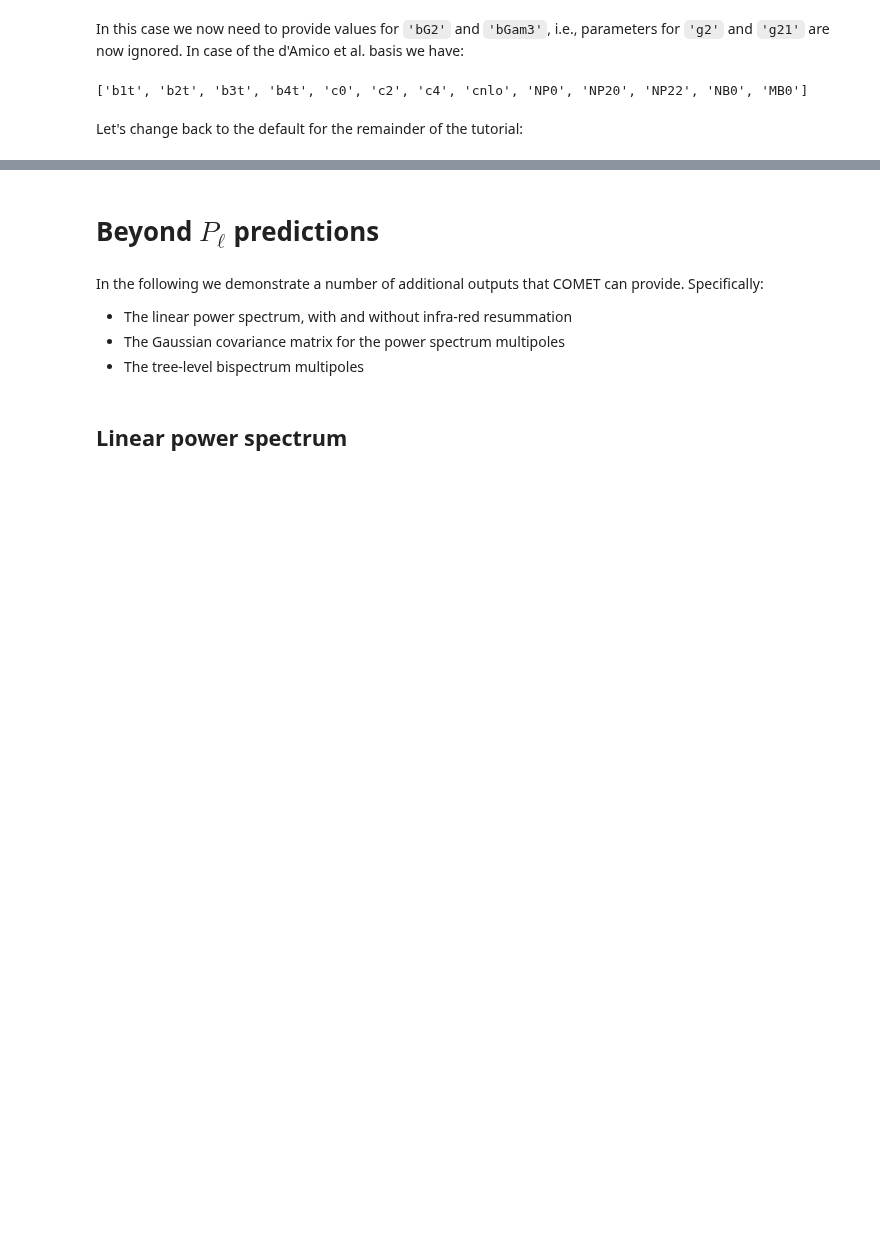
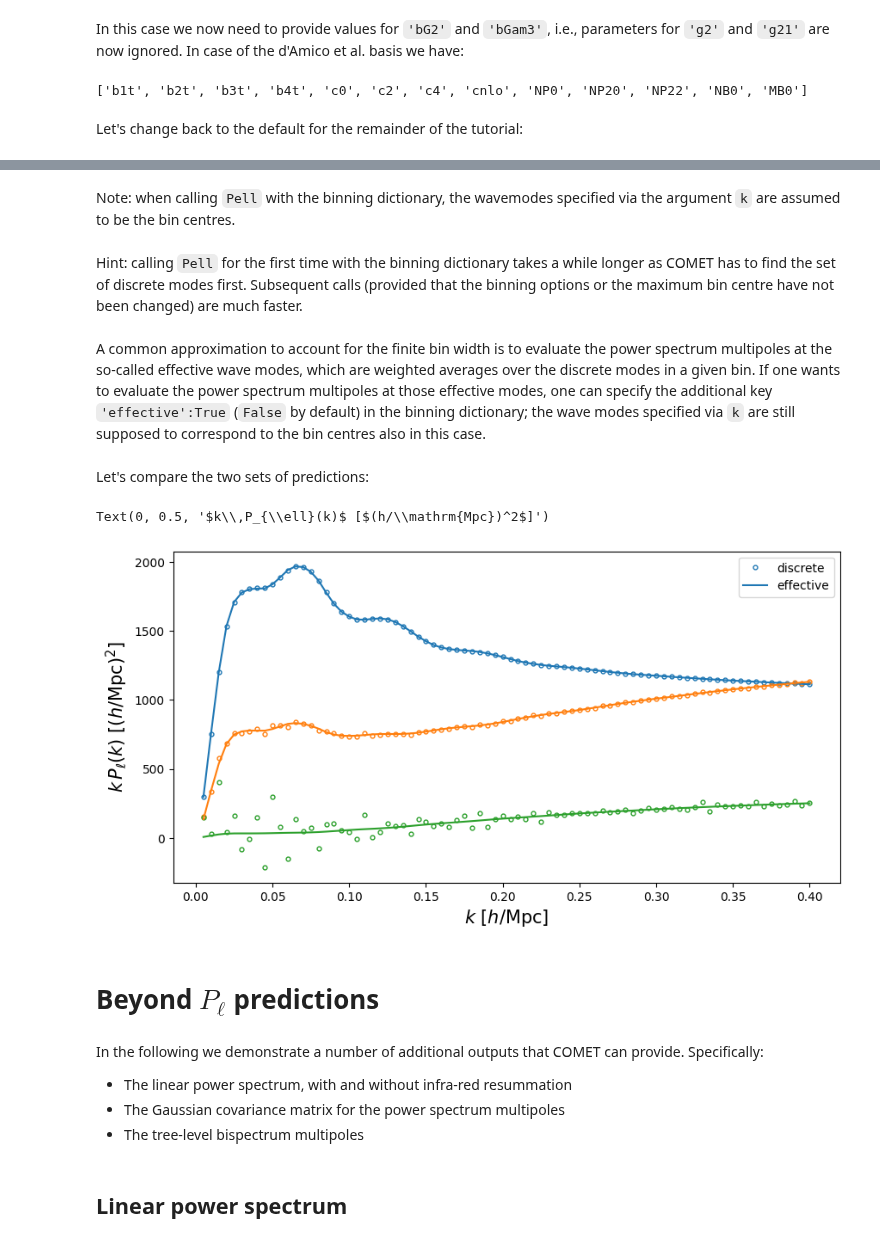
Before and after one commit to adematti/comet-emu, a Jupyter notebook: notebooks/Tutorial.ipynb, the cells around one changed output, grey strips where cells are left out. Cells and saved outputs as stored; diff of their text form; code cells hidden in the pictures; blank space fills up the shorter version.

Commit message:
Little bug fix in bispectrum + updates of tutorial to describe binning effects.

```diff
--- a/notebooks/Tutorial.ipynb
+++ b/notebooks/Tutorial.ipynb
@@ -272,3 +278,37 @@ EFT.change_bias_basis("EggScoSmi")
+# %%
+binning = {'kfun':0.005, 'dk':0.005}
+
+k = 0.005 + np.arange(80)*0.005
+Pell_discrete = EFT.Pell(k, params, [0,2,4], 'lambda', binning=binning)
+# %% [markdown]
+Note: when calling `Pell` with the binning dictionary, the wavemodes specified via the argument `k` are assumed to be the bin centres.
+# %% [markdown]
+Hint: calling `Pell` for the first time with the binning dictionary takes a while longer as COMET has to find the set of discrete modes first. Subsequent calls (provided that the binning options or the maximum bin centre have not been changed) are much faster.
+# %% [markdown]
+A common approximation to account for the finite bin width is to evaluate the power spectrum multipoles at the so-called effective wave modes, which are weighted averages over the discrete modes in a given bin. If one wants to evaluate the power spectrum multipoles at those effective modes, one can specify the additional key `'effective':True` (`False` by default) in the binning dictionary; the wave modes specified via `k` are still supposed to correspond to the bin centres also in this case.
+# %%
+Pell_discrete_eff = EFT.Pell(k, params, [0,2,4], 'lambda',
+                             binning={'kfun':0.005, 'dk':0.005, 'effective':True})
+# %% [markdown]
+Let's compare the two sets of predictions:
+# %%
+f = plt.figure(figsize=(10,5))
+ax = f.add_subplot(111)
+
+ax.plot(k, k*Pell_discrete['ell0'], 'o', c='C0', mfc='none', ms=3.5, label='discrete')
+ax.plot(k, k*Pell_discrete['ell2'], 'o', c='C1', mfc='none', ms=3.5)
+ax.plot(k, k*Pell_discrete['ell4'], 'o', c='C2', mfc='none', ms=3.5)
+
+ax.plot(k, k*Pell_discrete_eff['ell0'], c='C0', label='effective')
+ax.plot(k, k*Pell_discrete_eff['ell2'], c='C1')
+ax.plot(k, k*Pell_discrete_eff['ell4'], c='C2')
+
+ax.legend()
+ax.set_xlabel('$k$ [$h/\mathrm{Mpc}$]',fontsize=15)
+ax.set_ylabel('$k\,P_{\ell}(k)$ [$(h/\mathrm{Mpc})^2$]',fontsize=15)
+# %% [output]
+Text(0, 0.5, '$k\\,P_{\\ell}(k)$ [$(h/\\mathrm{Mpc})^2$]')
+[figure, added]
 # %% [markdown]
 # Beyond $P_{\ell}$ predictions
 # %% [markdown]
```
Also changed, not shown: parts of 15 cells of this notebook, 3 other files.
